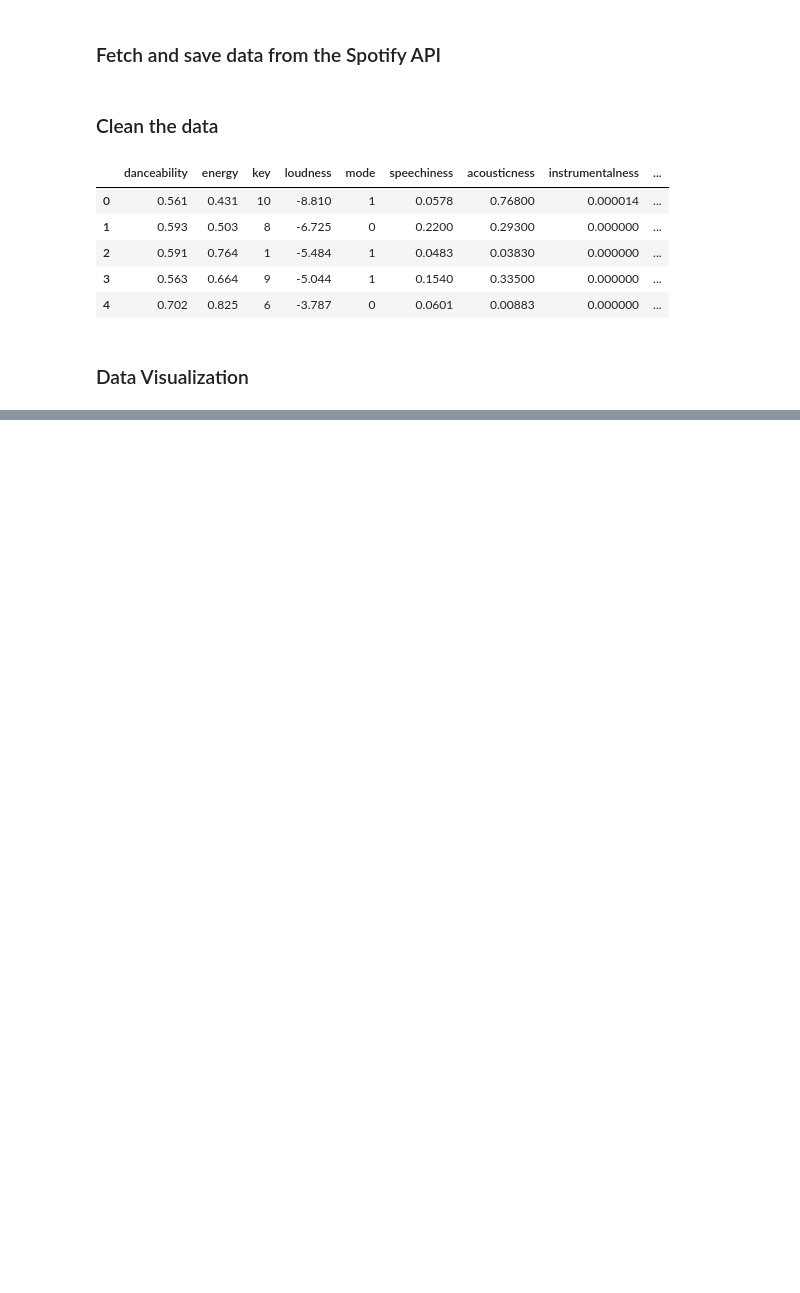
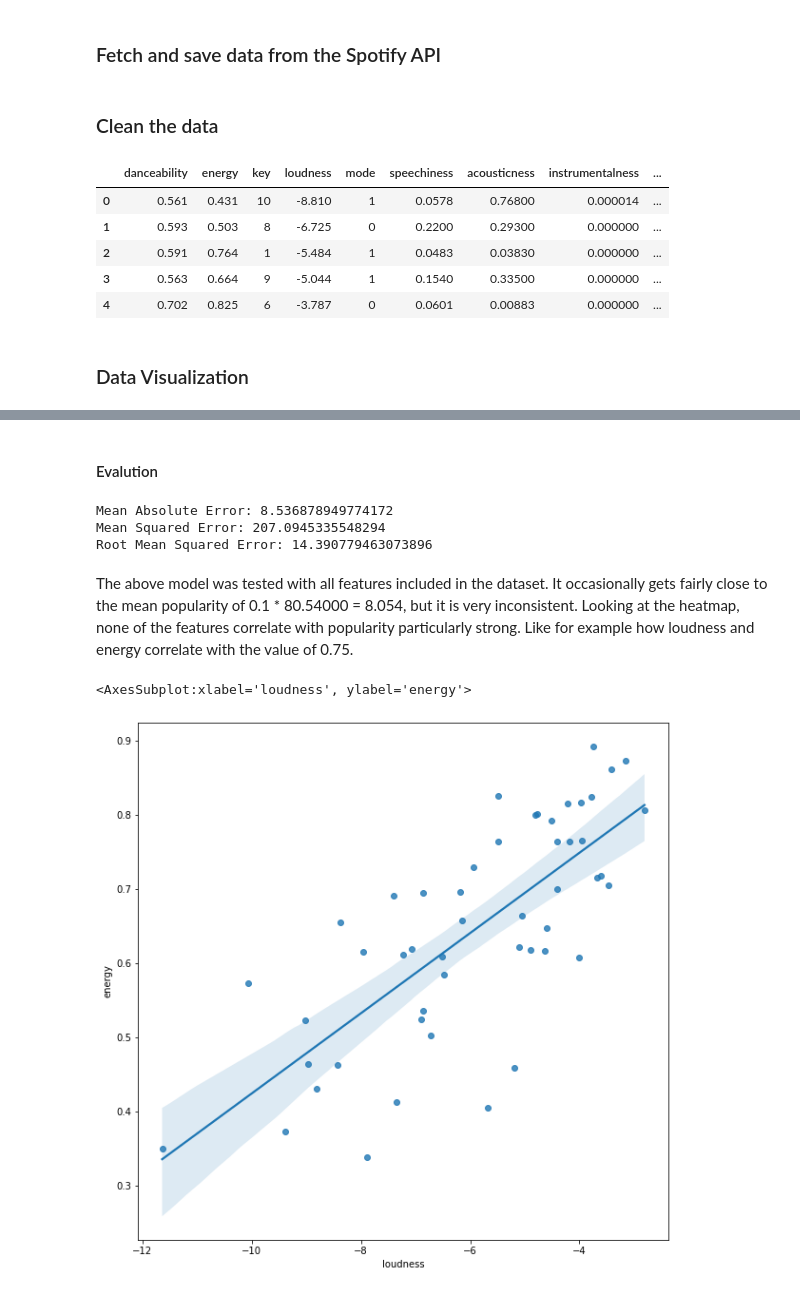
Before and after one commit to lauri-ra/Data-Science-Course-Work, a Jupyter notebook: HT/JodaHT_Spotify.ipynb, the cells around one changed output, grey strips where cells are left out. Drawn from its saved outputs; the diff is of its cells as text; code cells hidden in the pictures; blank space fills up the shorter version.

```diff
--- a/HT/JodaHT_Spotify.ipynb
+++ b/HT/JodaHT_Spotify.ipynb
@@ -176,0 +233,18 @@ array([[<AxesSubplot:xlabel='danceability', ylabel='danceability'>,
+# %% [markdown]
+#### Evalution
+# %%
+print('Mean Absolute Error:', metrics.mean_absolute_error(y_test, y_pred))
+print('Mean Squared Error:', metrics.mean_squared_error(y_test, y_pred))
+print('Root Mean Squared Error:', np.sqrt(metrics.mean_squared_error(y_test, y_pred)))
+# %% [output]
+Mean Absolute Error: 8.536878949774172
+Mean Squared Error: 207.0945335548294
+Root Mean Squared Error: 14.390779463073896
+# %% [markdown]
+The above model was tested with all features included in the dataset. It occasionally gets fairly close to the mean popularity of 0.1 * 80.54000 = 8.054, but it is very inconsistent. Looking at the heatmap, none of the features correlate with popularity particularly strong. Like for example how loudness and energy correlate with the value of 0.75.
+# %%
+fig = plt.subplots(figsize=(10,10))
+sns.regplot(x='loudness',y='energy',data=data)
+# %% [output]
+<AxesSubplot:xlabel='loudness', ylabel='energy'>
+[figure, added]
```
Also changed, not shown: parts of 9 cells of this notebook, 3 other files.
